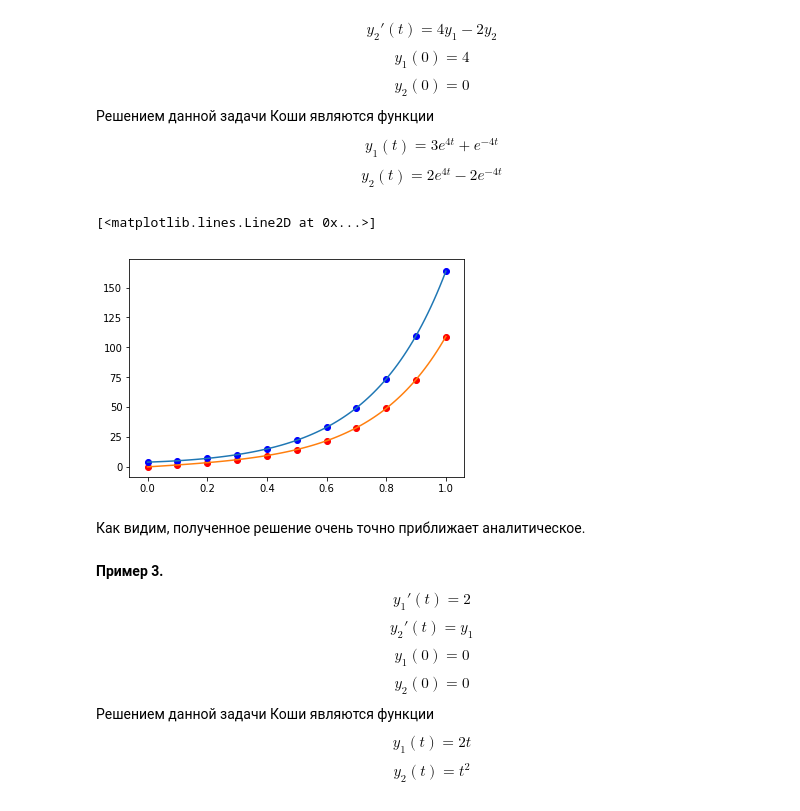
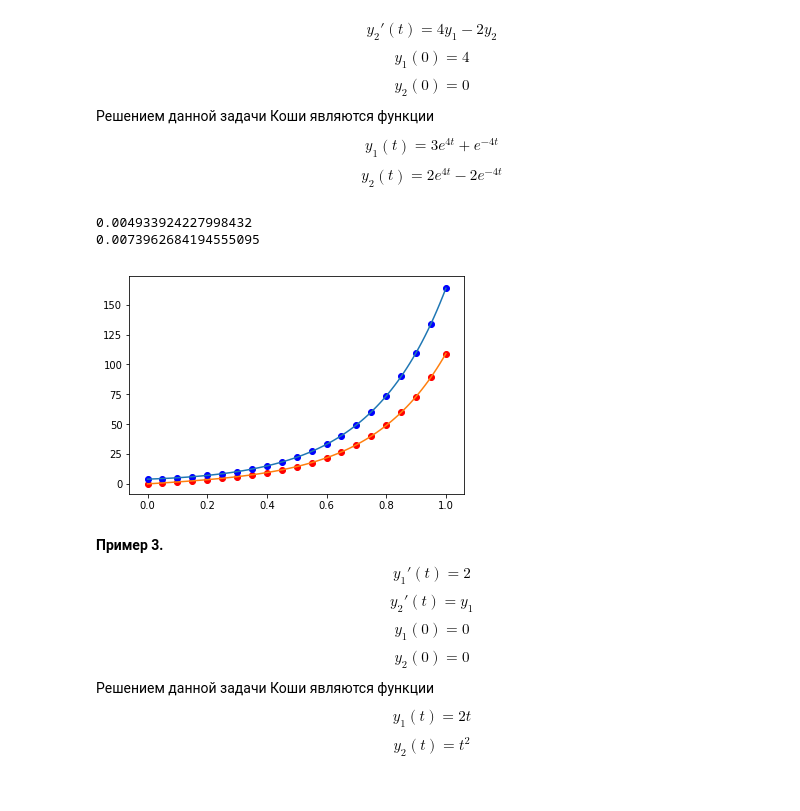
Before and after one commit to Sorrow321/NM, a Jupyter notebook: DifEq.ipynb, the cells around one changed output. Saved outputs shown, nothing was run; the diff lists cells and outputs as text; code cells hidden in the pictures.

```diff
--- a/DifEq.ipynb
+++ b/DifEq.ipynb
@@ -264,24 +295,29 @@ x_0 = 0
 y_0 = np.array([4, 0])
 f = [func1, func2]
 
-x = Runge_Kutta_method_fourth_system(x_0, y_0, f, 1, 10)
+x = Runge_Kutta_method_fourth_system(x_0, y_0, f, 1, 20)
 # %%
 df = pd.DataFrame(x)
 df = df.transpose()
 df['index1'] = df.index
 data = df.values
 plt.pyplot.scatter(x = data[:, 2], y = data[:, 1], c = 'red') # строим график нашей сеточной функции
 plt.pyplot.scatter(x = data[:, 2], y = data[:, 0], c = 'blue') # строим график нашей сеточной функции
 
 true_solution = np.linspace(0, 1, 100) # мелкая сетка для вывода аналитического решения
 plt.pyplot.plot(true_solution, 3*np.exp(4*true_solution) + np.exp(-4*true_solution)) # график y_1
 true_solution = np.linspace(0, 1, 100)
 plt.pyplot.plot(true_solution, 2*np.exp(4*true_solution) - 2*np.exp(-4*true_solution)) # график y_2
+
+difference = abs(data[:, 1] - (2*np.exp(4*data[:, 2]) - 2*np.exp(-4*data[:, 2]))) # модули погрешностей для 1й функции
+print(np.amax(difference)) # максимум из модулей погрешностей
+
+difference = abs(data[:, 0] - (3*np.exp(4*data[:, 2]) + np.exp(-4*data[:, 2]))) # модули погрешностей для 2й функции
+print(np.amax(difference)) # максимум из модулей погрешностей
 # %% [output]
-[<matplotlib.lines.Line2D at 0x...>]
+0.004933924227998432
+0.0073962684194555095
-[figure, old version]
+[figure, new version]
-# %% [markdown]
-Как видим, полученное решение очень точно приближает аналитическое.
 # %% [markdown]
 **Пример 3.** $$y_1'(t) = 2$$ $$y_2'(t) = y_1$$ $$y_1(0) = 0$$ $$y_2(0) = 0$$Решением данной задачи Коши являются функции $$y_1(t) = 2t$$ $$y_2(t) = t^2$$
 # %%
```
Also changed, not shown: parts of 14 cells of this notebook.
